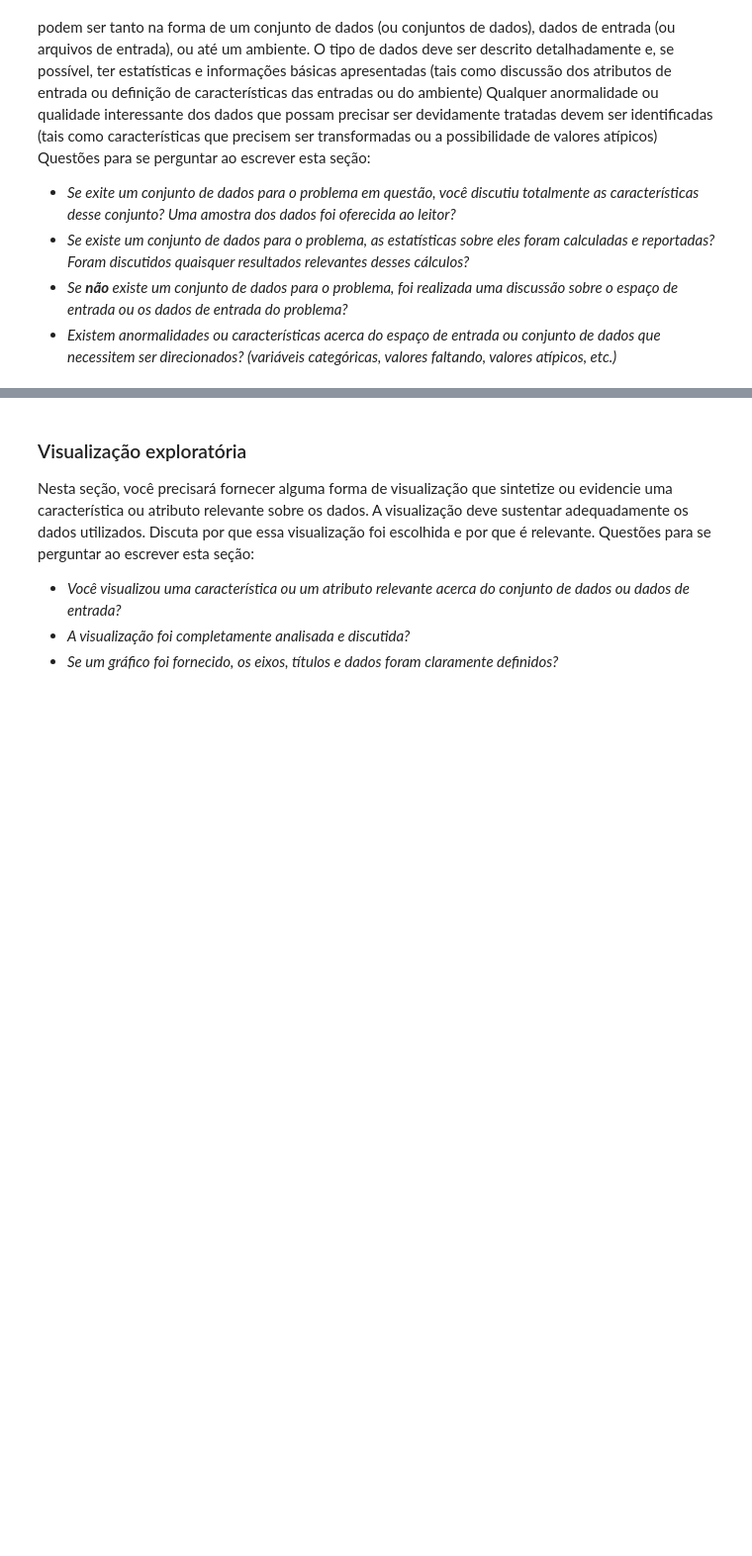
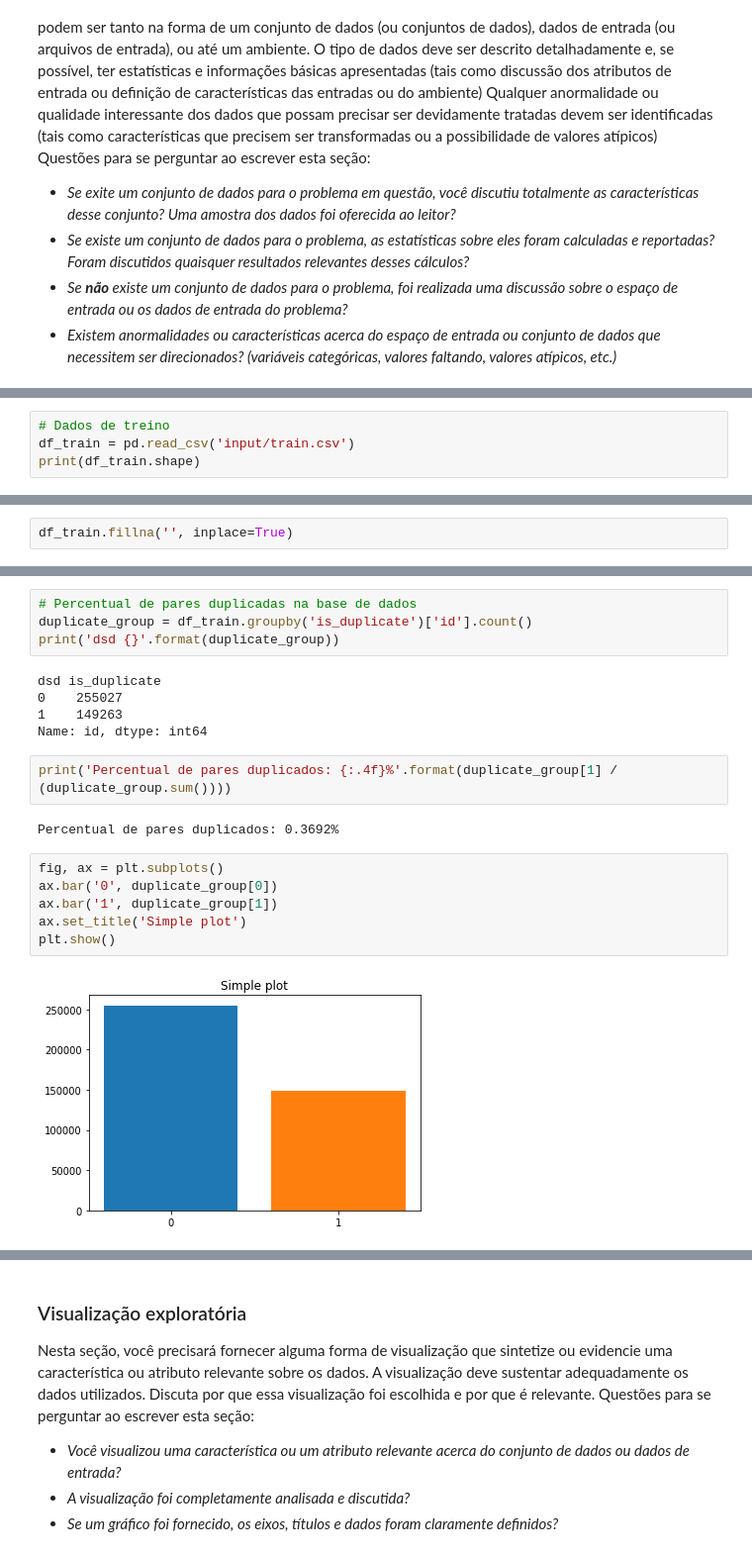
Before and after one commit to pimenta-arthur/quora-question-pairs, a Jupyter notebook: Report.ipynb, the cells around one changed output, grey strips where cells are left out. Shown: that part at 99% size. Saved outputs shown, nothing was run; the diff lists cells and outputs as text; blank space fills up the shorter version.

```diff
--- a/Report.ipynb
+++ b/Report.ipynb
@@ -34,0 +40,4 @@ Nesta seção, é esperado que você analise os dados que você está usando par
+# %%
+# Dados de treino
+df_train = pd.read_csv('input/train.csv')
+print(df_train.shape)
@@ -34,0 +65,2 @@ Nesta seção, é esperado que você analise os dados que você está usando par
+# %%
+df_train.fillna('', inplace=True)
@@ -34,0 +78,21 @@ Nesta seção, é esperado que você analise os dados que você está usando par
+# %%
+# Percentual de pares duplicadas na base de dados
+duplicate_group = df_train.groupby('is_duplicate')['id'].count()
+print('dsd {}'.format(duplicate_group))
+# %% [output]
+dsd is_duplicate
+0    255027
+1    149263
+Name: id, dtype: int64
+# %%
+print('Percentual de pares duplicados: {:.4f}%'.format(duplicate_group[1] / (duplicate_group.sum())))
+# %% [output]
+Percentual de pares duplicados: 0.3692%
+# %%
+fig, ax = plt.subplots()
+ax.bar('0', duplicate_group[0])
+ax.bar('1', duplicate_group[1])
+ax.set_title('Simple plot')
+plt.show()
+# %% [output]
+[figure, added]
```
Also changed, not shown: parts of 15 cells of this notebook.
